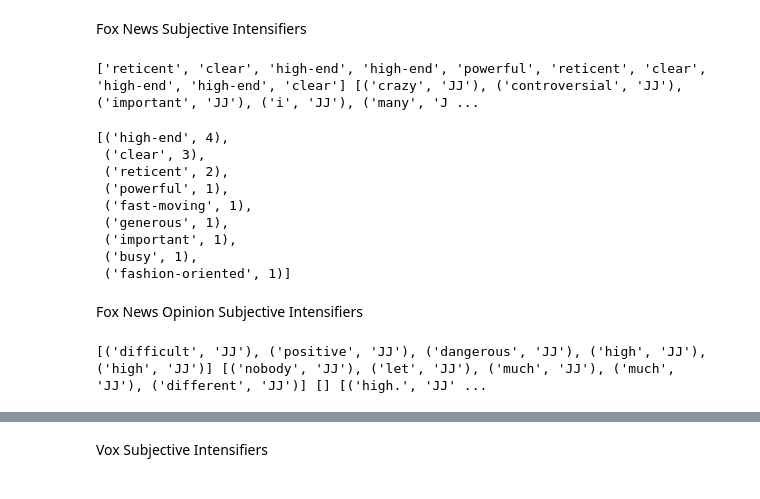
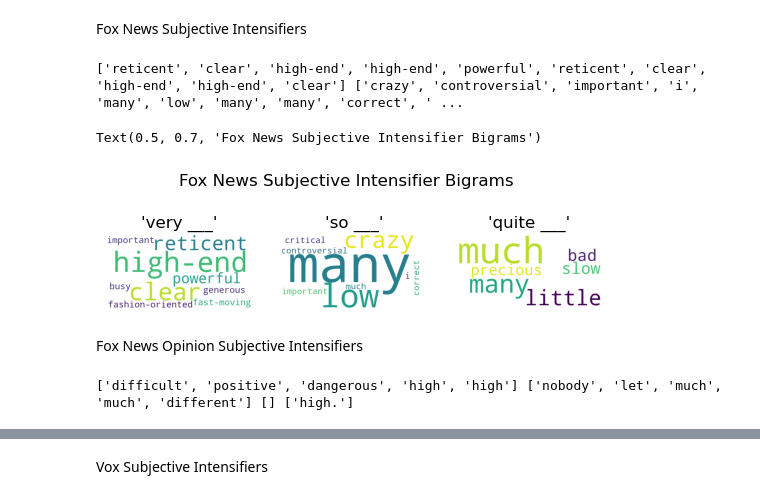
Before and after one commit to Data-Science-for-Linguists-2025/News-Bias-Assessment, a Jupyter notebook: data-pipeline.ipynb, the cells around one changed output, grey strips where cells are left out. Drawn from its saved outputs; the diff is of its cells as text; code cells hidden in the pictures.

```diff
--- a/data-pipeline.ipynb
+++ b/data-pipeline.ipynb
@@ -679,32 +679,56 @@ Fox News Subjective Intensifiers
 # %%
 fox_very = [(w2) for ((w1, p1), (w2, p2)) in fox_all_bigrams if w1=="very" and p1=="RB" and p2 == "JJ"]
 fox_very_counts = nltk.FreqDist(fox_very)
-fox_so = [(w2, p2) for ((w1, p1), (w2, p2)) in fox_all_bigrams if w1=="so" and p1=="RB" and p2 == "JJ"]
+fox_so = [(w2) for ((w1, p1), (w2, p2)) in fox_all_bigrams if w1=="so" and p1=="RB" and p2 == "JJ"]
 fox_so_counts = nltk.FreqDist(fox_so)
-fox_quite = [(w2, p2) for ((w1, p1), (w2, p2)) in fox_all_bigrams if w1=="quite" and p1=="RB" and p2 == "JJ"]
+fox_quite = [(w2) for ((w1, p1), (w2, p2)) in fox_all_bigrams if w1=="quite" and p1=="RB" and p2 == "JJ"]
 fox_quite_counts = nltk.FreqDist(fox_quite)
-fox_too = [(w2, p2) for ((w1, p1), (w2, p2)) in fox_all_bigrams if w1=="too" and p1=="RB" and p2 == "JJ"]
+fox_too = [(w2) for ((w1, p1), (w2, p2)) in fox_all_bigrams if w1=="too" and p1=="RB" and p2 == "JJ"]
 fox_too_counts = nltk.FreqDist(fox_too)
 print(fox_very[:10], fox_so[:10], fox_quite[:10], fox_too[:10])
-fox_very_counts.most_common(10)
 # %% [output]
-['reticent', 'clear', 'high-end', 'high-end', 'powerful', 'reticent', 'clear', 'high-end', 'high-end', 'clear'] [('crazy', 'JJ'), ('controversial', 'JJ'), ('important', 'JJ'), ('i', 'JJ'), ('many', 'J ...
+['reticent', 'clear', 'high-end', 'high-end', 'powerful', 'reticent', 'clear', 'high-end', 'high-end', 'clear'] ['crazy', 'controversial', 'important', 'i', 'many', 'low', 'many', 'many', 'correct', ' ...
-[('high-end', 4),
- ('clear', 3),
- ('reticent', 2),
- ('powerful', 1),
- ('fast-moving', 1),
- ('generous', 1),
- ('important', 1),
- ('busy', 1),
- ('fashion-oriented', 1)]
+# %%
+
+fox_very_wc = WordCloud(width=800, height=400, background_color='white').generate_from_frequencies(fox_very_counts)
+fox_so_wc = WordCloud(width=800, height=400, background_color='white').generate_from_frequencies(fox_so_counts)
+#No bigram values for 'quite' in Fox
+#fox_quite_wc = WordCloud(width=800, height=400, background_color='white').generate_from_frequencies(fox_quite_counts)
+fox_too_wc = WordCloud(width=800, height=400, background_color='white').generate_from_frequencies(fox_too_counts)
+
+#very
+plt.subplot(1, 3, 1)
+plt.imshow(fox_very_wc)
+plt.axis('off')
+plt.title("'very ___'")
+
+#so
+plt.subplot(1, 3, 2)
+plt.imshow(fox_so_wc)
+plt.axis('off')
+plt.title("'so ___'")
+
+#too
+plt.subplot(1, 3, 3)
+plt.imshow(fox_too_wc)
+plt.axis('off')
+plt.title("'quite ___'")
+
+plt.suptitle('Fox News Subjective Intensifier Bigrams', y=0.7)
+# %% [output]
+Text(0.5, 0.7, 'Fox News Subjective Intensifier Bigrams')
+[figure, added]
 # %% [markdown]
 Fox News Opinion Subjective Intensifiers
 # %%
-fox_oped_very = [(w2, p2) for ((w1, p1), (w2, p2)) in fox_oped_all_bigrams if w1=="very" and p1=="RB" and p2 == "JJ"]
-fox_oped_so = [(w2, p2) for ((w1, p1), (w2, p2)) in fox_oped_all_bigrams if w1=="so" and p1=="RB" and p2 == "JJ"]
-fox_oped_quite = [(w2, p2) for ((w1, p1), (w2, p2)) in fox_oped_all_bigrams if w1=="quite" and p1=="RB" and p2 == "JJ"]
-fox_oped_too = [(w2, p2) for ((w1, p1), (w2, p2)) in fox_oped_all_bigrams if w1=="too" and p1=="RB" and p2 == "JJ"]
+fox_oped_very = [(w2) for ((w1, p1), (w2, p2)) in fox_oped_all_bigrams if w1=="very" and p1=="RB" and p2 == "JJ"]
+fox_oped_very_counts = nltk.FreqDist(fox_oped_very)
+fox_oped_so = [(w2) for ((w1, p1), (w2, p2)) in fox_oped_all_bigrams if w1=="so" and p1=="RB" and p2 == "JJ"]
+fox_oped_so_counts = nltk.FreqDist(fox_oped_so)
+fox_oped_quite = [(w2) for ((w1, p1), (w2, p2)) in fox_oped_all_bigrams if w1=="quite" and p1=="RB" and p2 == "JJ"]
+fox_oped_quite_counts = nltk.FreqDist(fox_oped_quite)
+fox_oped_too = [(w2) for ((w1, p1), (w2, p2)) in fox_oped_all_bigrams if w1=="too" and p1=="RB" and p2 == "JJ"]
+fox_oped_too_counts = nltk.FreqDist(fox_oped_too)
 print(fox_oped_very[:10], fox_oped_so[:10], fox_oped_quite[:10], fox_oped_too[:10])
 # %% [output]
-[('difficult', 'JJ'), ('positive', 'JJ'), ('dangerous', 'JJ'), ('high', 'JJ'), ('high', 'JJ')] [('nobody', 'JJ'), ('let', 'JJ'), ('much', 'JJ'), ('much', 'JJ'), ('different', 'JJ')] [] [('high.', 'JJ' ...
+['difficult', 'positive', 'dangerous', 'high', 'high'] ['nobody', 'let', 'much', 'much', 'different'] [] ['high.']
```
Also changed, not shown: parts of 7 cells of this notebook.
